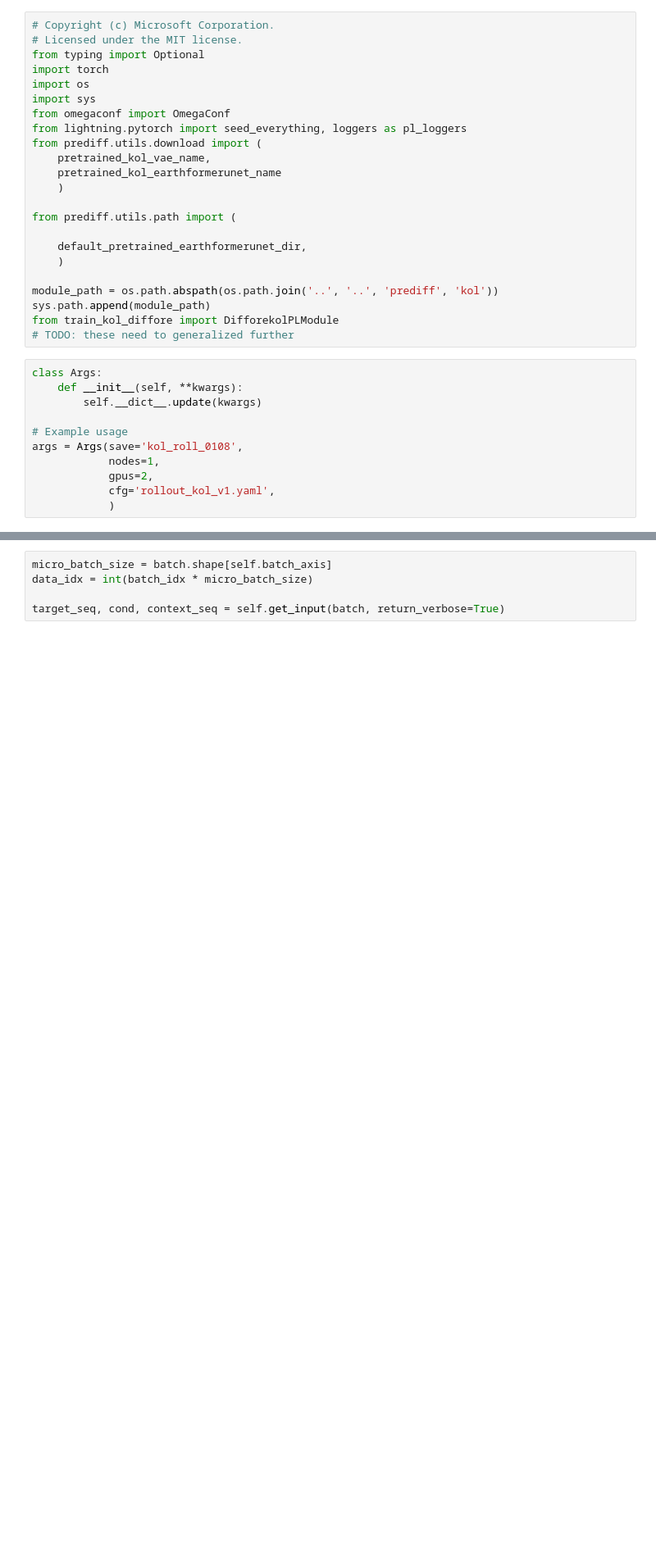
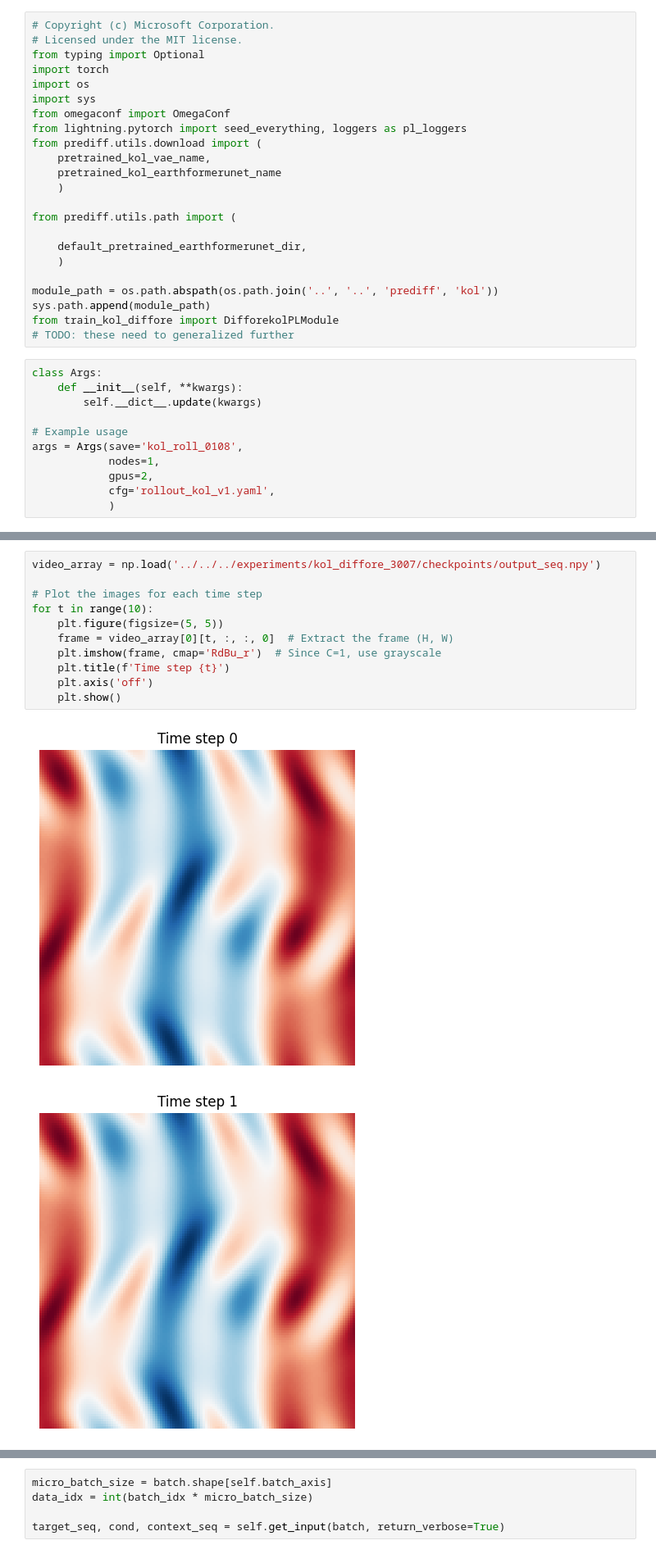
Before and after one commit to visriv/PreDiff, a Jupyter notebook: scripts/rollout/kol/run.ipynb, the cells around one changed output, grey strips where cells are left out. Shown at 82% size. Saved outputs shown, nothing was run; the diff lists cells and outputs as text; blank space fills up the shorter version.

```diff
--- a/scripts/rollout/kol/run.ipynb
+++ b/scripts/rollout/kol/run.ipynb
@@ -95,0 +75,14 @@ pl_module.torch_nn_module.load_state_dict(state_dict=state_dict)
+# %%
+video_array = np.load('../../../experiments/kol_diffore_3007/checkpoints/output_seq.npy')
+
+# Plot the images for each time step
+for t in range(10):
+    plt.figure(figsize=(5, 5))
+    frame = video_array[0][t, :, :, 0]  # Extract the frame (H, W)
+    plt.imshow(frame, cmap='RdBu_r')  # Since C=1, use grayscale
+    plt.title(f'Time step {t}')
+    plt.axis('off')
+    plt.show()
+# %% [output]
+[figure, added]
+[figure, added]
```
Also changed, not shown: parts of 6 cells of this notebook, 4 other files.
